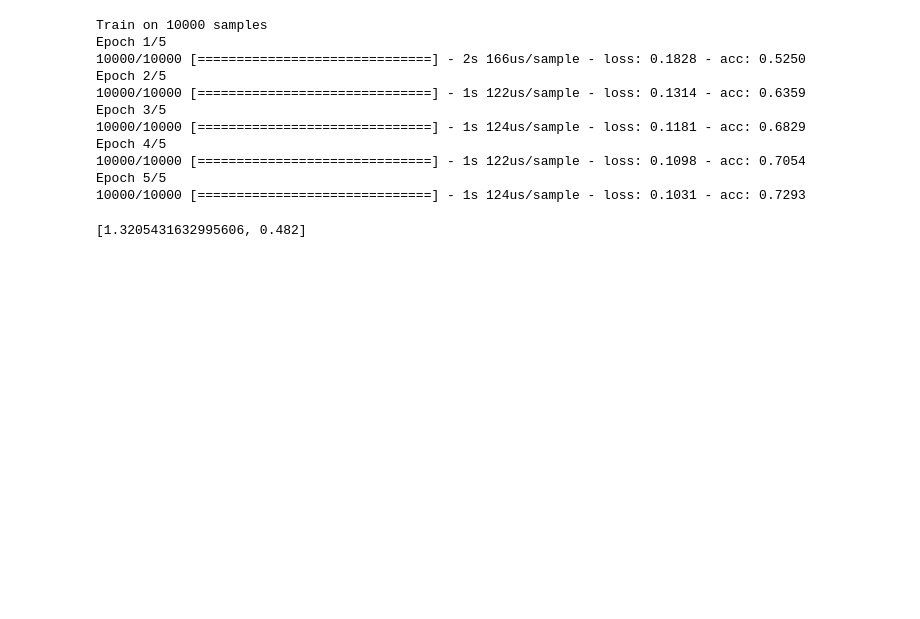
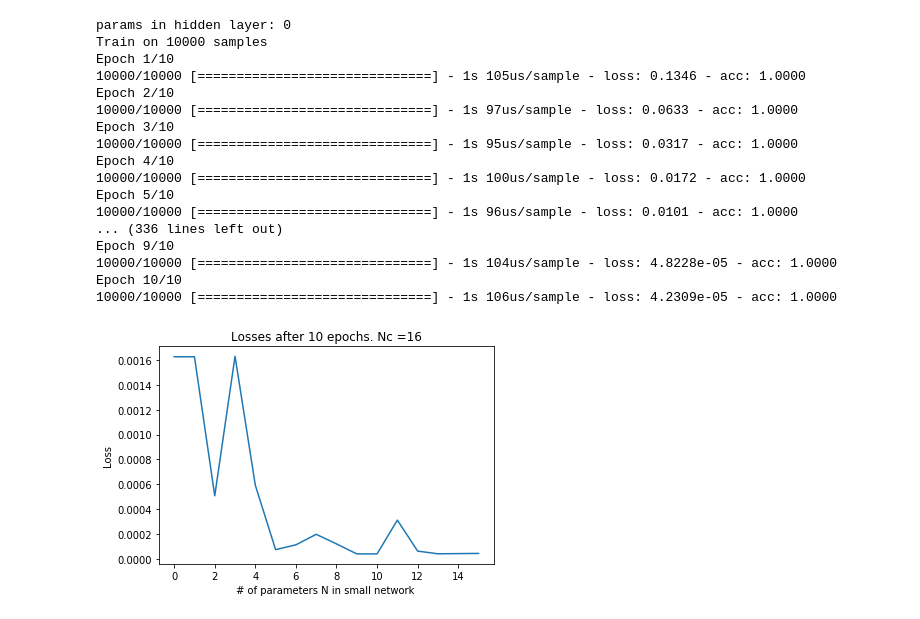
Before and after one commit to y-oda2/ml-jhu-hepth, a Jupyter notebook: random_nn.ipynb, the cells around one changed output. Cells and saved outputs as stored; diff of their text form; code cells hidden in the pictures; blank space fills up the shorter version.

```diff
--- a/random_nn.ipynb
+++ b/random_nn.ipynb
@@ -11,12 +13,13 @@ test_labels = np.random.normal(0,1,(1000,2))
 # %%
+Nc=16 # Params in the original NN's hidden layer
+
 model = keras.models.Sequential([
   keras.layers.Flatten(input_shape=(28, 28)),
-	keras.layers.Dense(32, activation='relu'),
-  keras.layers.Dense(64, activation='relu'),
-  keras.layers.Dense(128, activation='relu'),
-  keras.layers.Dense(64, activation='relu'),
-  keras.layers.Dense(32, activation='relu'),
+	keras.layers.Dense(Nc, activation='relu'),
 	keras.layers.Dense(2, activation='softmax')
 	])
 
 model.compile(optimizer='adam', loss='mean_squared_error', metrics=['accuracy'])
+
+X = np.random.rand(10000,28,28)
+y = model.predict(X)
@@ -40,3 +29,0 @@ Epoch 5/5
-# %%
-X = np.random.normal(0,1,(10000,28,28))
-y = model.predict(X)
@@ -43,25 +34,43 @@ y = model.predict(X)
 # %%
-model_small = keras.models.Sequential([
-  keras.layers.Flatten(input_shape=(28, 28)),
-	keras.layers.Dense(6, activation='relu'),
-	keras.layers.Dense(2, activation='softmax')
-	])
+loss = []
 
-model_small.compile(optimizer='adam', loss='mean_squared_error', metrics=['accuracy'])
+for i in range(Nc):
+  print('params in hidden layer:',i)
+  model2 = keras.models.Sequential([
+    keras.layers.Flatten(input_shape=(28, 28)),
+    keras.layers.Dense(i, activation='relu'),
+    keras.layers.Dense(2, activation='softmax')
+    ])
 
-model_small.fit(X, y, epochs=5)
+  model2.compile(optimizer='adam', loss='mean_squared_error', metrics=['accuracy'])
 
-model_small.evaluate(test_data, test_labels, verbose=0)
+  history = model2.fit(X, y, epochs=10,verbose=1)
+  loss.append(history.history['loss'][-1])
+  keras.backend.clear_session()
 # %% [output]
+params in hidden layer: 0
 Train on 10000 samples
-Epoch 1/5
-10000/10000 [==============================] - 2s 166us/sample - loss: 0.1828 - acc: 0.5250
-Epoch 2/5
-10000/10000 [==============================] - 1s 122us/sample - loss: 0.1314 - acc: 0.6359
-Epoch 3/5
-10000/10000 [==============================] - 1s 124us/sample - loss: 0.1181 - acc: 0.6829
-Epoch 4/5
-10000/10000 [==============================] - 1s 122us/sample - loss: 0.1098 - acc: 0.7054
-Epoch 5/5
-10000/10000 [==============================] - 1s 124us/sample - loss: 0.1031 - acc: 0.7293
+Epoch 1/10
+10000/10000 [==============================] - 1s 105us/sample - loss: 0.1346 - acc: 1.0000
+Epoch 2/10
+10000/10000 [==============================] - 1s 97us/sample - loss: 0.0633 - acc: 1.0000
+Epoch 3/10
+10000/10000 [==============================] - 1s 95us/sample - loss: 0.0317 - acc: 1.0000
+Epoch 4/10
+10000/10000 [==============================] - 1s 100us/sample - loss: 0.0172 - acc: 1.0000
+Epoch 5/10
+10000/10000 [==============================] - 1s 96us/sample - loss: 0.0101 - acc: 1.0000
+... (336 lines left out)
+Epoch 9/10
+10000/10000 [==============================] - 1s 104us/sample - loss: 4.8228e-05 - acc: 1.0000
+Epoch 10/10
+10000/10000 [==============================] - 1s 106us/sample - loss: 4.2309e-05 - acc: 1.0000
-[1.3205431632995606, 0.482]
+# %%
+import matplotlib.pyplot as plt
+plt.plot(range(Nc),loss)
+plt.title('Losses after 10 epochs. Nc ='+str(Nc))
+plt.xlabel('# of parameters N in small network ')
+plt.ylabel('Loss')
+plt.show()
+# %% [output]
+[figure, added]
```
Also changed, not shown: parts of 7 cells of this notebook.
